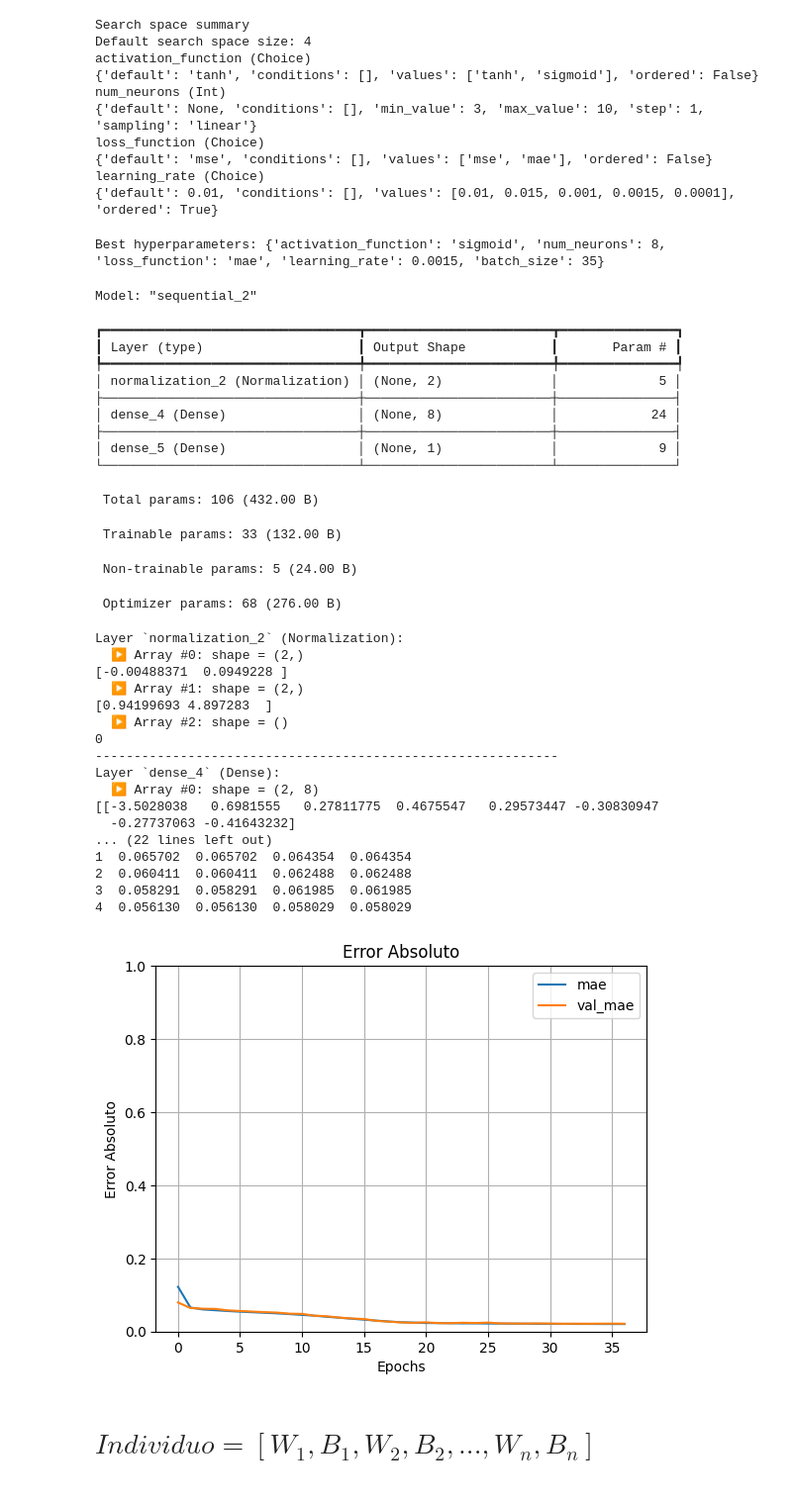
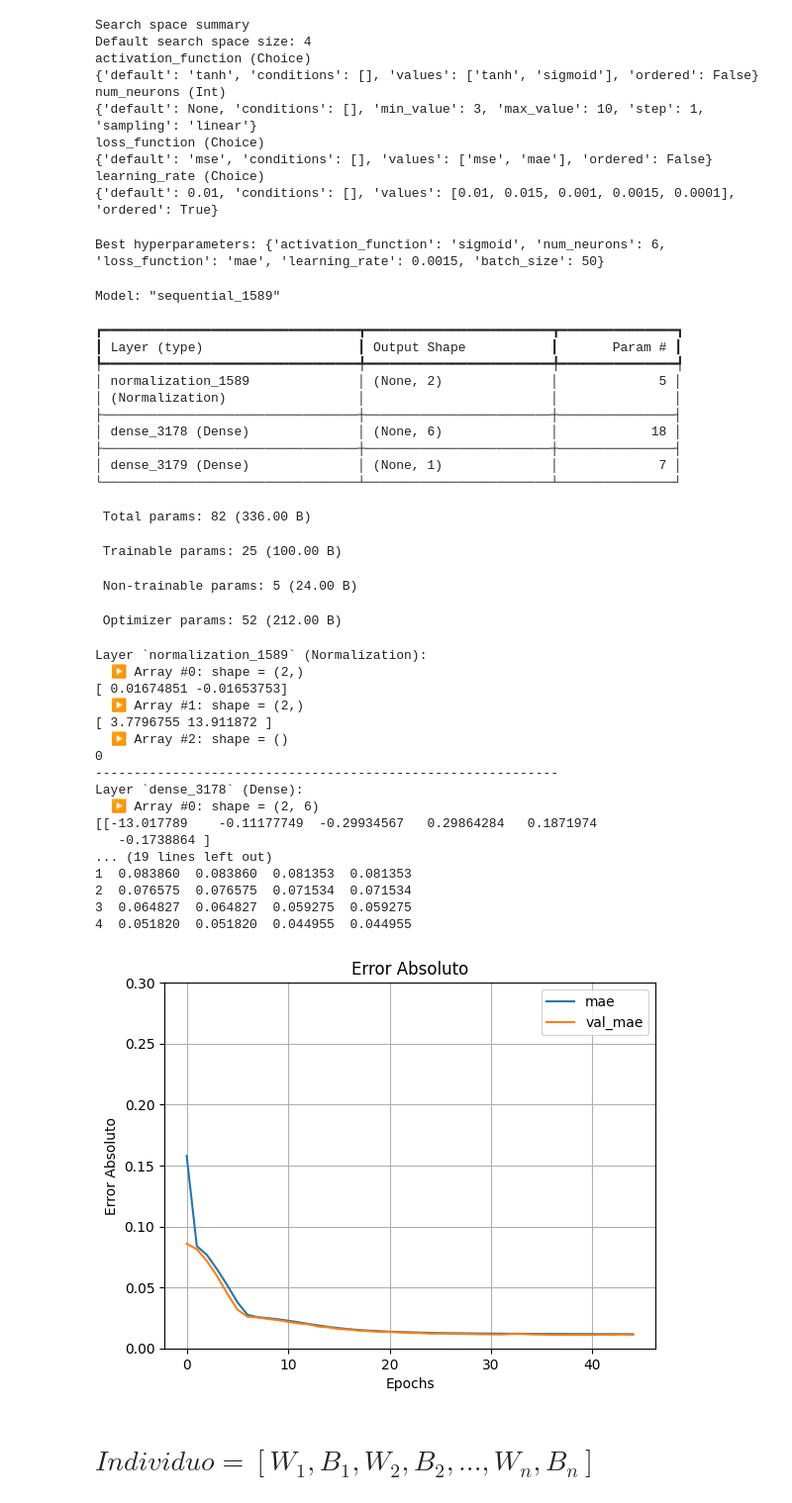
Before and after one commit to Bernal1229/proyectofinalIA, a Jupyter notebook: Proyecto IA.ipynb, the cells around one changed output. Shown: that part at 99% size. Cells and saved outputs as stored; diff of their text form; code cells hidden in the pictures.

```diff
--- a/Proyecto IA.ipynb
+++ b/Proyecto IA.ipynb
@@ -90,6 +90,7 @@ class HyperParamTuner(kt.HyperModel):
         # se inicializa un modelo secuencial, y se le adiciona la capa
         # de normalización como la primera capa de la red
         model = keras.Sequential()
+        model.add(keras.Input(shape=(2,)))  # Entrada explícita: 2 variables
         model.add(norm_layer)
         # Se definen los hiperparametros, así como
         # los valores que pueden tomar
@@ -185,7 +186,7 @@ tuner.search(X_train,
 best_hps=tuner.get_best_hyperparameters(num_trials=1)[0] # Se obtienen los mejores hiperparámetros
 print("Best hyperparameters:", best_hps.values)
 # %% [output]
-Best hyperparameters: {'activation_function': 'sigmoid', 'num_neurons': 8, 'loss_function': 'mae', 'learning_rate': 0.0015, 'batch_size': 35}
+Best hyperparameters: {'activation_function': 'sigmoid', 'num_neurons': 6, 'loss_function': 'mae', 'learning_rate': 0.0015, 'batch_size': 50}
 # %%
 model = tuner.hypermodel.build(best_hps) #Se compila el mejor modelo
 
@@ -212,54 +213,55 @@ def print_model_weights(model):
             # Optionally, for very large arrays you can limit the printout:
             # print(np.array2string(w, max_line_width=100, precision=4, threshold=10))
             print(w)
         print("-" * 60)
 model.summary()
 
 print_model_weights(model)
 test_loss, test_mae = model.evaluate(X_train, Y_train, verbose=0)
 print(f'Test Loss: {test_loss}, Test Mean Absolute Error: {test_mae}')
 loss_df = pd.DataFrame(history.history)
 print(loss_df.head())
 # Plot the loss and validation loss
 loss_df.loc[:, ['mae', 'val_mae']].plot()
-plt.ylim(0, 1)
+plt.ylim(0, 0.3)
 plt.title('Error Absoluto')
 plt.xlabel('Epochs')
 plt.ylabel('Error Absoluto')
 plt.grid()
 # %% [output]
-Model: "sequential_2"
+Model: "sequential_1589"
 ┏━━━━━━━━━━━━━━━━━━━━━━━━━━━━━━━━━┳━━━━━━━━━━━━━━━━━━━━━━━━┳━━━━━━━━━━━━━━━┓
 ┃ Layer (type)                    ┃ Output Shape           ┃       Param # ┃
 ┡━━━━━━━━━━━━━━━━━━━━━━━━━━━━━━━━━╇━━━━━━━━━━━━━━━━━━━━━━━━╇━━━━━━━━━━━━━━━┩
-│ normalization_2 (Normalization) │ (None, 2)              │             5 │
+│ normalization_1589              │ (None, 2)              │             5 │
+│ (Normalization)                 │                        │               │
 ├─────────────────────────────────┼────────────────────────┼───────────────┤
-│ dense_4 (Dense)                 │ (None, 8)              │            24 │
+│ dense_3178 (Dense)              │ (None, 6)              │            18 │
 ├─────────────────────────────────┼────────────────────────┼───────────────┤
-│ dense_5 (Dense)                 │ (None, 1)              │             9 │
+│ dense_3179 (Dense)              │ (None, 1)              │             7 │
 └─────────────────────────────────┴────────────────────────┴───────────────┘
- Total params: 106 (432.00 B)
+ Total params: 82 (336.00 B)
- Trainable params: 33 (132.00 B)
+ Trainable params: 25 (100.00 B)
  Non-trainable params: 5 (24.00 B)
- Optimizer params: 68 (276.00 B)
+ Optimizer params: 52 (212.00 B)
-Layer `normalization_2` (Normalization):
+Layer `normalization_1589` (Normalization):
   ▶ Array #0: shape = (2,)
-[-0.00488371  0.0949228 ]
+[ 0.01674851 -0.01653753]
   ▶ Array #1: shape = (2,)
-[0.94199693 4.897283  ]
+[ 3.7796755 13.911872 ]
   ▶ Array #2: shape = ()
 0
 ------------------------------------------------------------
-Layer `dense_4` (Dense):
-  ▶ Array #0: shape = (2, 8)
-[[-3.5028038   0.6981555   0.27811775  0.4675547   0.29573447 -0.30830947
-  -0.27737063 -0.41643232]
-... (22 lines left out)
-1  0.065702  0.065702  0.064354  0.064354
-2  0.060411  0.060411  0.062488  0.062488
-3  0.058291  0.058291  0.061985  0.061985
-4  0.056130  0.056130  0.058029  0.058029
+Layer `dense_3178` (Dense):
+  ▶ Array #0: shape = (2, 6)
+[[-13.017789    -0.11177749  -0.29934567   0.29864284   0.1871974
+   -0.1738864 ]
+... (19 lines left out)
+1  0.083860  0.083860  0.081353  0.081353
+2  0.076575  0.076575  0.071534  0.071534
+3  0.064827  0.064827  0.059275  0.059275
+4  0.051820  0.051820  0.044955  0.044955
-[figure, old version]
+[figure, new version]
 # %% [markdown]
 # $Individuo = [W_1, B_1, W_2, B_2, ..., W_n, B_n]$
 # %%
```
Also changed, not shown: parts of 8 cells of this notebook.
